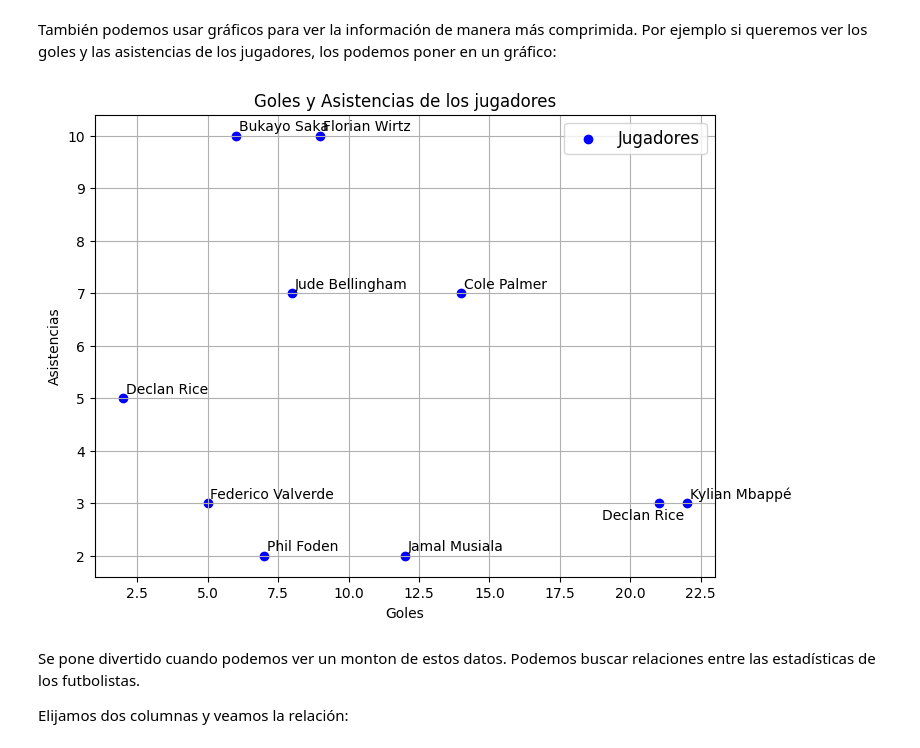
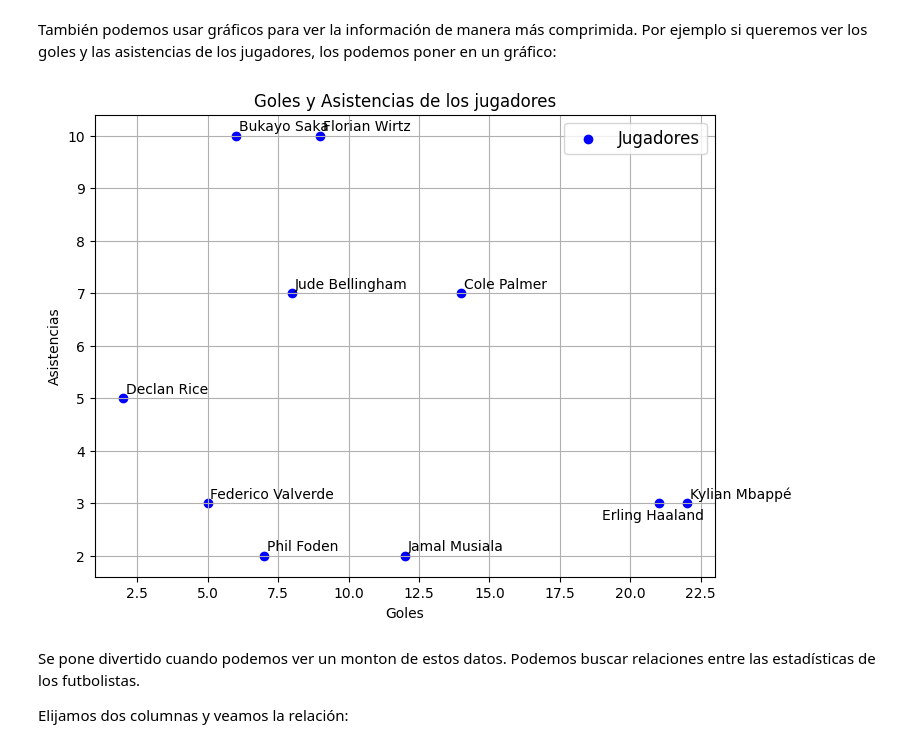
Before and after one commit to faustomartinez/taller-futbol-analytics, a Jupyter notebook: taller.ipynb, the cells around one changed output. Saved outputs shown, nothing was run; the diff lists cells and outputs as text; code cells hidden in the pictures.

```diff
--- a/taller.ipynb
+++ b/taller.ipynb
@@ -41,18 +42,18 @@ También podemos usar gráficos para ver la información de manera más comprimi
 # %%
 df_grafico=df[:10]
 plt.figure(figsize=(8, 6))
 plt.scatter(df_grafico['Goles'], df_grafico['Asistencias'], label="Jugadores", color="blue")
-plt.text(df_grafico['Goles'][0]-2, df_grafico['Asistencias'][0]-0.3, df["Jugador"][i])
+plt.text(df_grafico['Goles'][0]-2, df_grafico['Asistencias'][0]-0.3, df["Jugador"][0])
 for i in range(1,10):
     plt.text(df_grafico['Goles'][i]+0.1, df_grafico['Asistencias'][i]+0.1, df["Jugador"][i])
 plt.xlabel('Goles')
 plt.ylabel('Asistencias')
 plt.title('Goles y Asistencias de los jugadores')
 plt.grid()
 plt.legend(fontsize=12)
 plt.show()
 # %% [output]
-[figure, old version]
+[figure, new version]
 # %% [markdown]
 Se pone divertido cuando podemos ver un monton de estos datos. Podemos buscar relaciones entre las estadísticas de los futbolistas.
 
```
Also changed, not shown: parts of 5 cells of this notebook, 2 other files.
